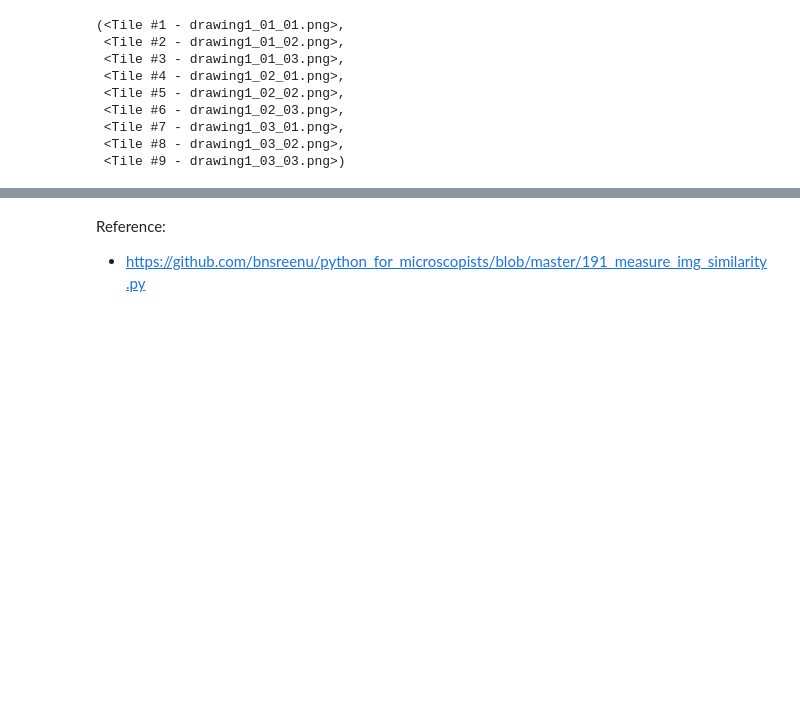
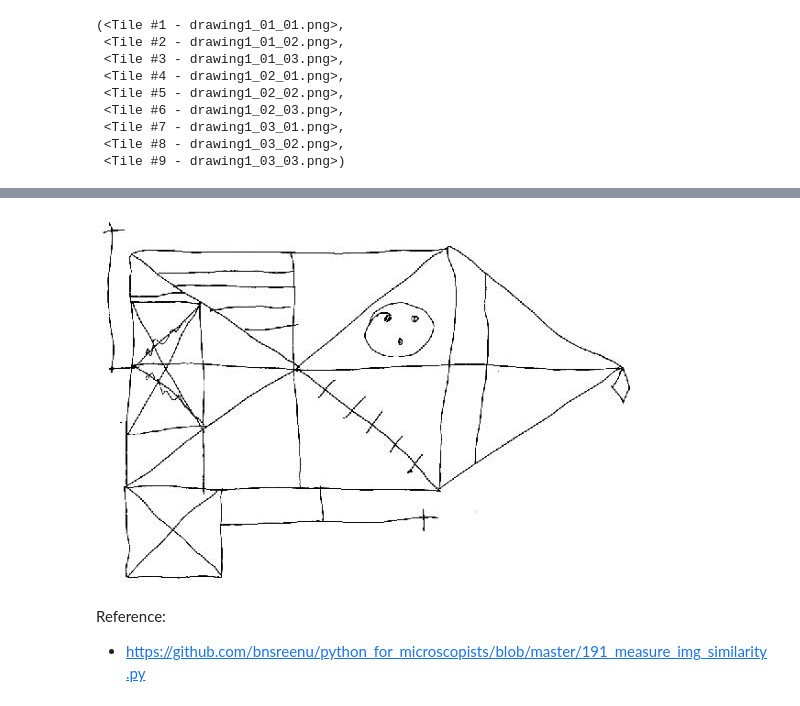
Before and after one commit to lilyh123/ImageComparison, a Jupyter notebook: measuring_image.ipynb, the cells around one changed output, grey strips where cells are left out. Cells and saved outputs as stored; diff of their text form; code cells hidden in the pictures; blank space fills up the shorter version.

```diff
--- a/measuring_image.ipynb
+++ b/measuring_image.ipynb
@@ -331,3 +331,16 @@ Similarity using ORB is:  0.8899082568807339
+# %%
+import cv2 as cv
+import numpy as np
+from google.colab.patches import cv2_imshow
+
+img = cv.imread('drawing5.jpg', cv.IMREAD_GRAYSCALE)
+assert img is not None, "file could not be read, check with os.path.exists()"
+kernel = np.ones((5,5),np.uint8)
+erosion = cv.erode(img,kernel,iterations = 1)
+
+cv2_imshow(img)
+# %% [output]
+[figure, added]
 # %% [markdown]
 Reference:
 *   https://github.com/bnsreenu/python_for_microscopists/blob/master/191_measure_img_similarity.py
```
Also changed, not shown: parts of 6 cells of this notebook.
